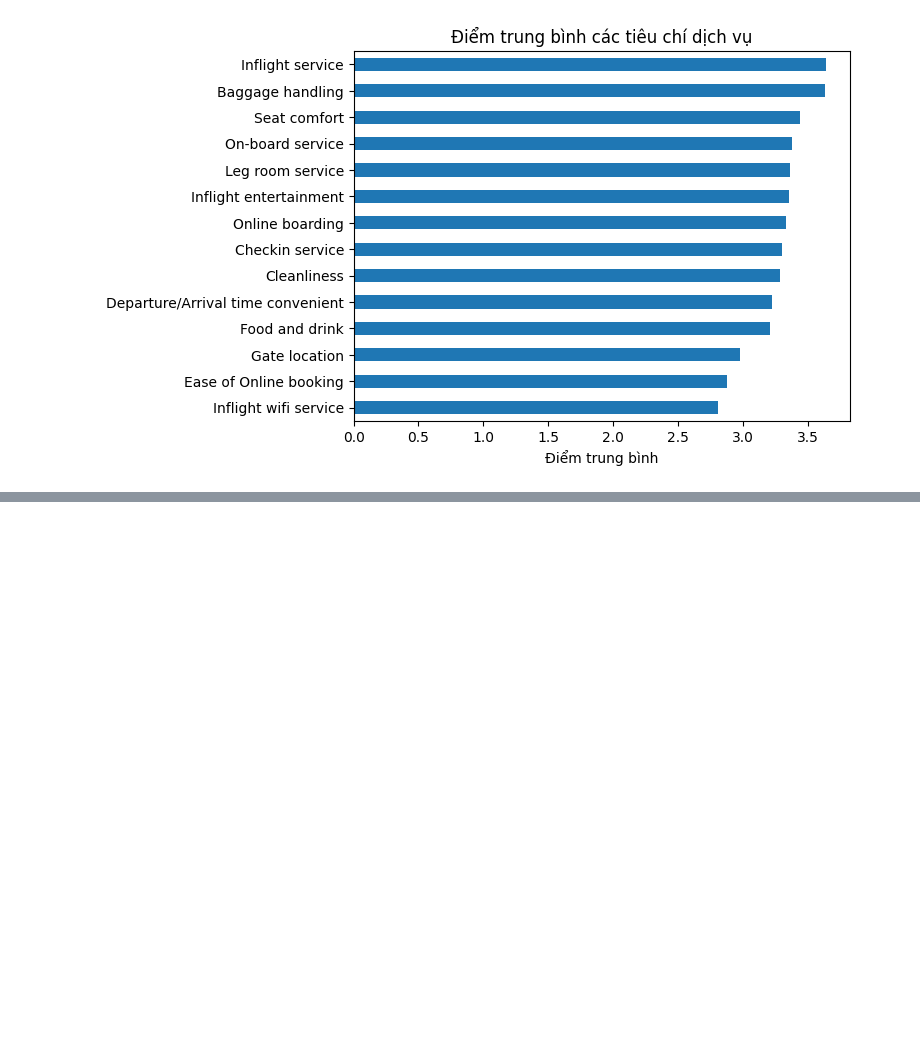
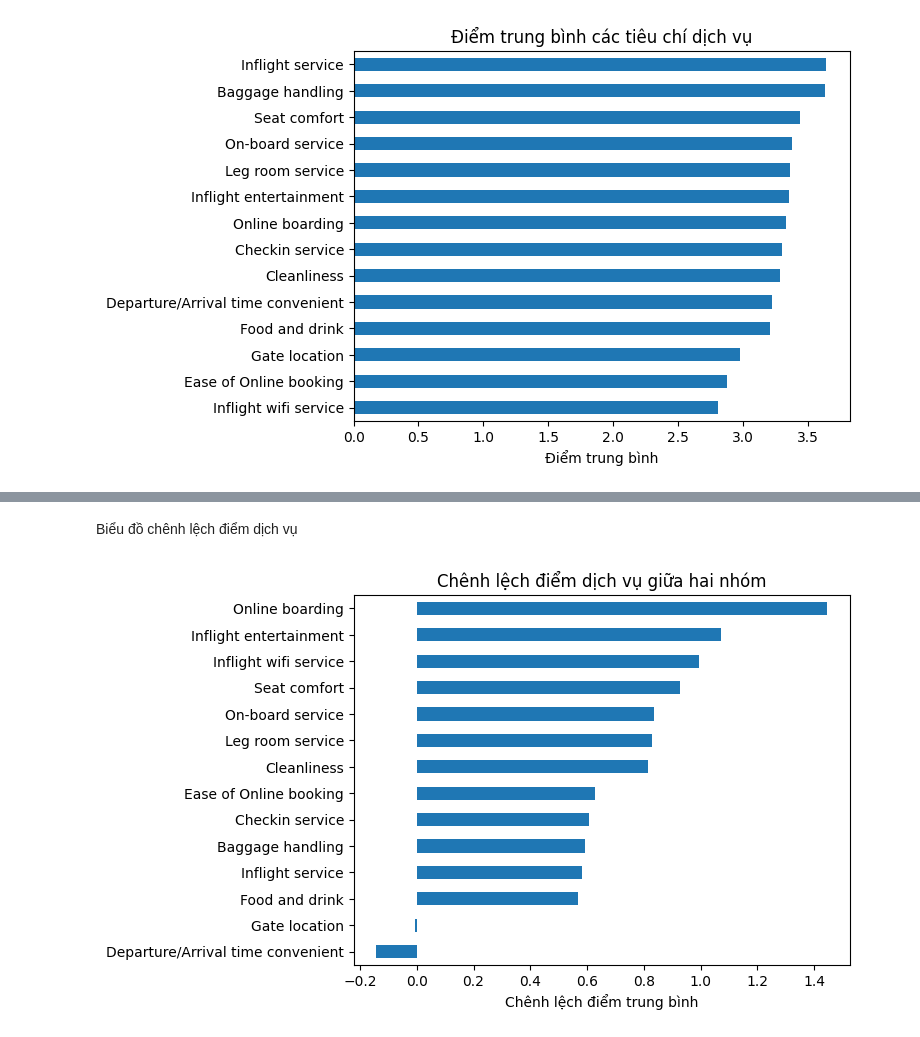
Before and after one commit to MachHongHai/Do-An-DA, a Jupyter notebook: 07_phan_tich_dich_vu.ipynb, the cells around one changed output, grey strips where cells are left out. Cells and saved outputs as stored; diff of their text form; code cells hidden in the pictures; blank space fills up the shorter version.

```diff
--- a/07_phan_tich_dich_vu.ipynb
+++ b/07_phan_tich_dich_vu.ipynb
@@ -54,0 +57,11 @@ dtype: float64
+# %%
+service_compare = df[["satisfaction"]].join(service_data)
+
+service_by_sat = service_compare.groupby("satisfaction")[service_cols].mean().T
+service_by_sat["chenh_lech"] = (
+    service_by_sat["satisfied"]
+    - service_by_sat["neutral or dissatisfied"]
+)
+
+sorted_diff = service_by_sat["chenh_lech"].sort_values()
+print(service_by_sat.sort_values("chenh_lech", ascending=False).round(2))
@@ -54,0 +86,9 @@ dtype: float64
+# %% [markdown]
+Biểu đồ chênh lệch điểm dịch vụ
+# %%
+sorted_diff.plot(kind="barh")
+plt.title("Chênh lệch điểm dịch vụ giữa hai nhóm")
+plt.xlabel("Chênh lệch điểm trung bình")
+plt.show()
+# %% [output]
+[figure, added]
```
Also changed, not shown: parts of 2 cells of this notebook.
